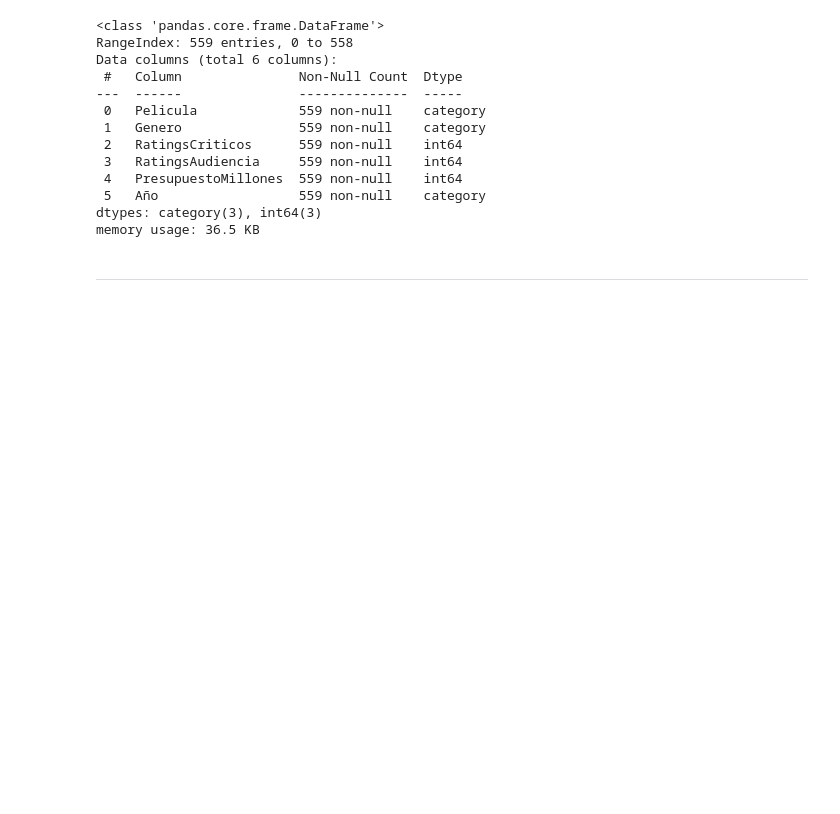
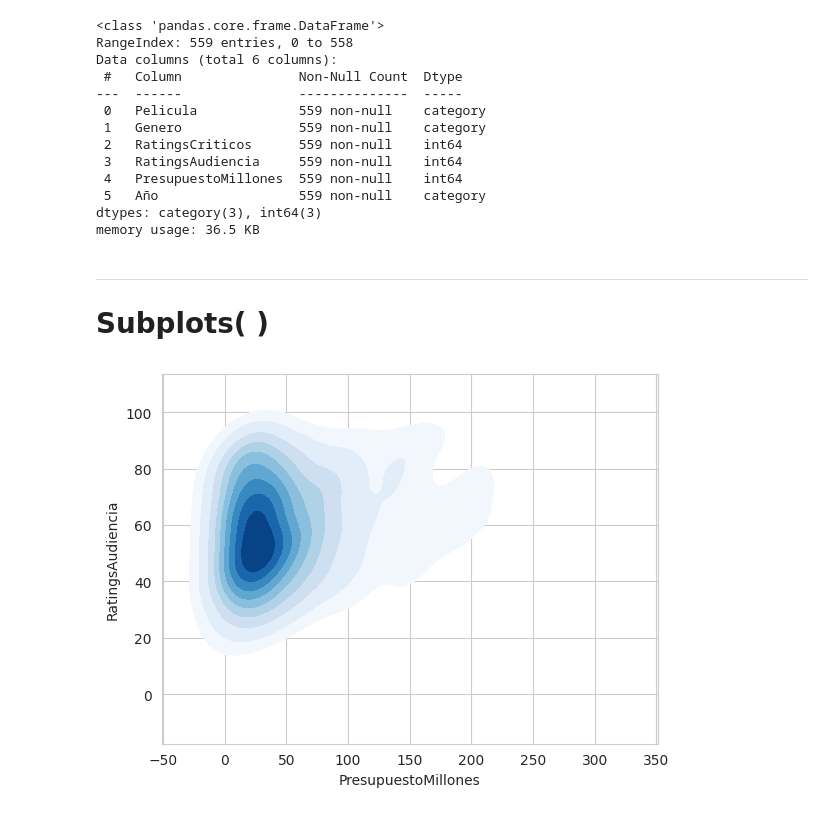
Before and after one commit to PabloSanchez87/IBM-Inteligencia-Artificial, a Jupyter notebook: 2- Python para Data Science/14-Subplots.ipynb, the cells around one changed output. Saved outputs shown, nothing was run; the diff lists cells and outputs as text; code cells hidden in the pictures; blank space fills up the shorter version.

Commit message:
Modulo Python / Subplots

```diff
--- a/2- Python para Data Science/14-Subplots.ipynb
+++ b/2- Python para Data Science/14-Subplots.ipynb
@@ -31,3 +31,4 @@ dtypes: category(3), int64(3)
 memory usage: 36.5 KB
 # %% [markdown]
 ---
+# Subplots( )
@@ -33,0 +37,6 @@ memory usage: 36.5 KB
+# %%
+sns.set_style("whitegrid") # Tema claro
+k1 = sns.kdeplot(x=peliculas.PresupuestoMillones, y=peliculas.RatingsAudiencia, data=peliculas,
+                 shade=True, shade_lowest=False, cmap="Blues")
+# %% [output]
+[figure, added]
```
Also changed, not shown: parts of 3 cells of this notebook.
